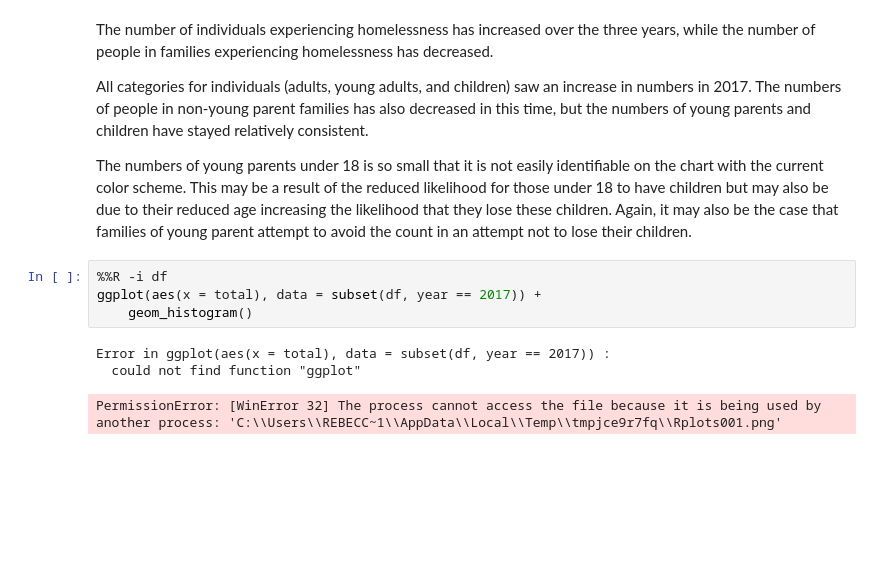
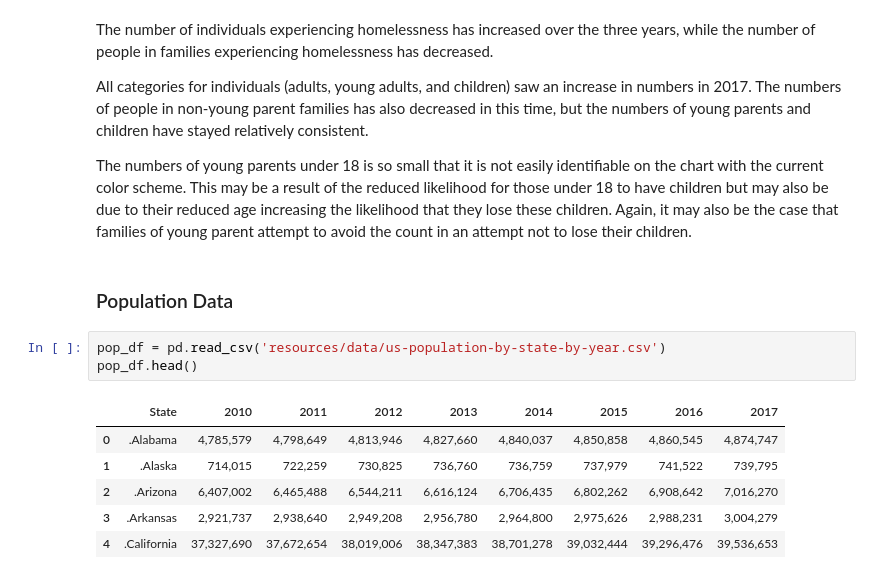
Before and after one commit to rebeccaebarnes/Homelessness, a Jupyter notebook: homelessness-working.ipynb, the cells around one changed output. Cells and saved outputs as stored; diff of their text form; blank space fills up the shorter version.

Commit message:
wrangle: Clean population by state dataset

```diff
--- a/homelessness-working.ipynb
+++ b/homelessness-working.ipynb
@@ -1046,11 +1041,15 @@ The number of individuals experiencing homelessness has increased over the three
 All categories for individuals (adults, young adults, and children) saw an increase in numbers in 2017. The numbers of people in non-young parent families has also decreased in this time, but the numbers of young parents and children have stayed relatively consistent.
 
 The numbers of young parents under 18 is so small that it is not easily identifiable on the chart with the current color scheme. This may be a result of the reduced likelihood for those under 18 to have children but may also be due to their reduced age increasing the likelihood that they lose these children. Again, it may also be the case that families of young parent attempt to avoid the count in an attempt not to lose their children.
-# %%
-%%R -i df
-ggplot(aes(x = total), data = subset(df, year == 2017)) +
-    geom_histogram()
-# %% [output]
-Error in ggplot(aes(x = total), data = subset(df, year == 2017)) :
-  could not find function "ggplot"
-PermissionError: [WinError 32] The process cannot access the file because it is being used by another process: 'C:\\Users\\REBECC~1\\AppData\\Local\\Temp\\tmpjce9r7fq\\Rplots001.png'
+# %% [markdown]
+### Population Data
+# %%
+pop_df = pd.read_csv('resources/data/us-population-by-state-by-year.csv')
+pop_df.head()
+# %% [output]
+|  | State | 2010 | 2011 | 2012 | 2013 | 2014 | 2015 | 2016 | 2017 |
+| 0 | .Alabama | 4,785,579 | 4,798,649 | 4,813,946 | 4,827,660 | 4,840,037 | 4,850,858 | 4,860,545 | 4,874,747 |
+| 1 | .Alaska | 714,015 | 722,259 | 730,825 | 736,760 | 736,759 | 737,979 | 741,522 | 739,795 |
+| 2 | .Arizona | 6,407,002 | 6,465,488 | 6,544,211 | 6,616,124 | 6,706,435 | 6,802,262 | 6,908,642 | 7,016,270 |
+| 3 | .Arkansas | 2,921,737 | 2,938,640 | 2,949,208 | 2,956,780 | 2,964,800 | 2,975,626 | 2,988,231 | 3,004,279 |
+| 4 | .California | 37,327,690 | 37,672,654 | 38,019,006 | 38,347,383 | 38,701,278 | 39,032,444 | 39,296,476 | 39,536,653 |
```
Also changed, not shown: parts of 16 cells of this notebook, 1 other file.
